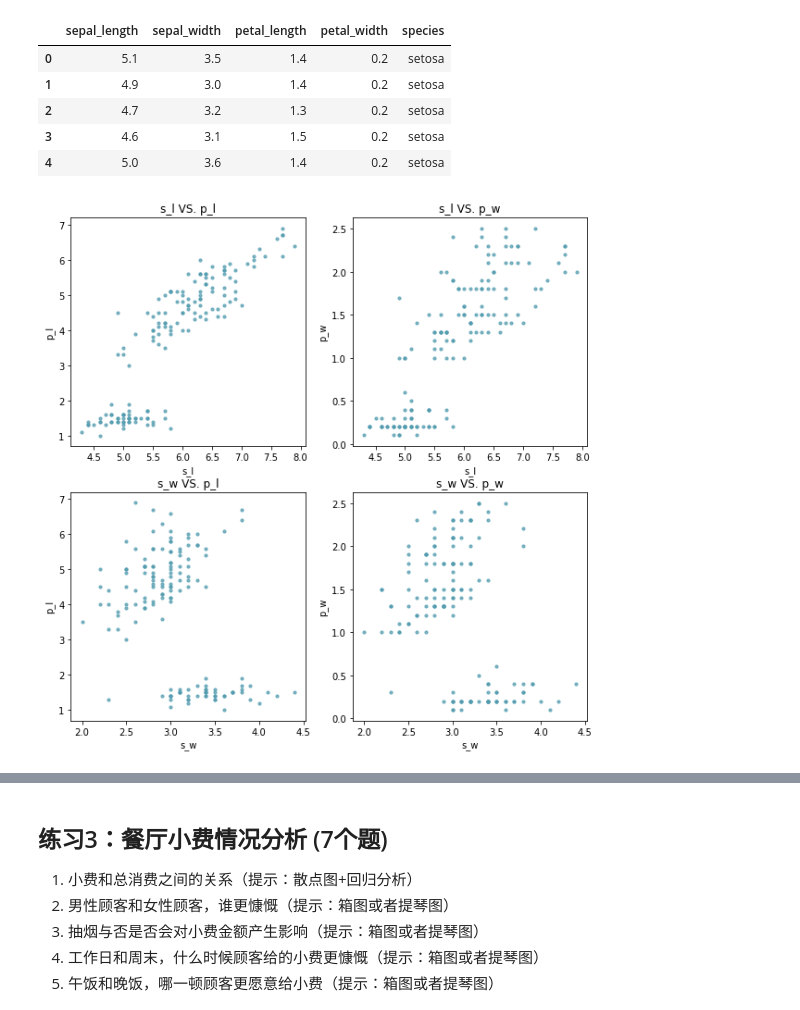
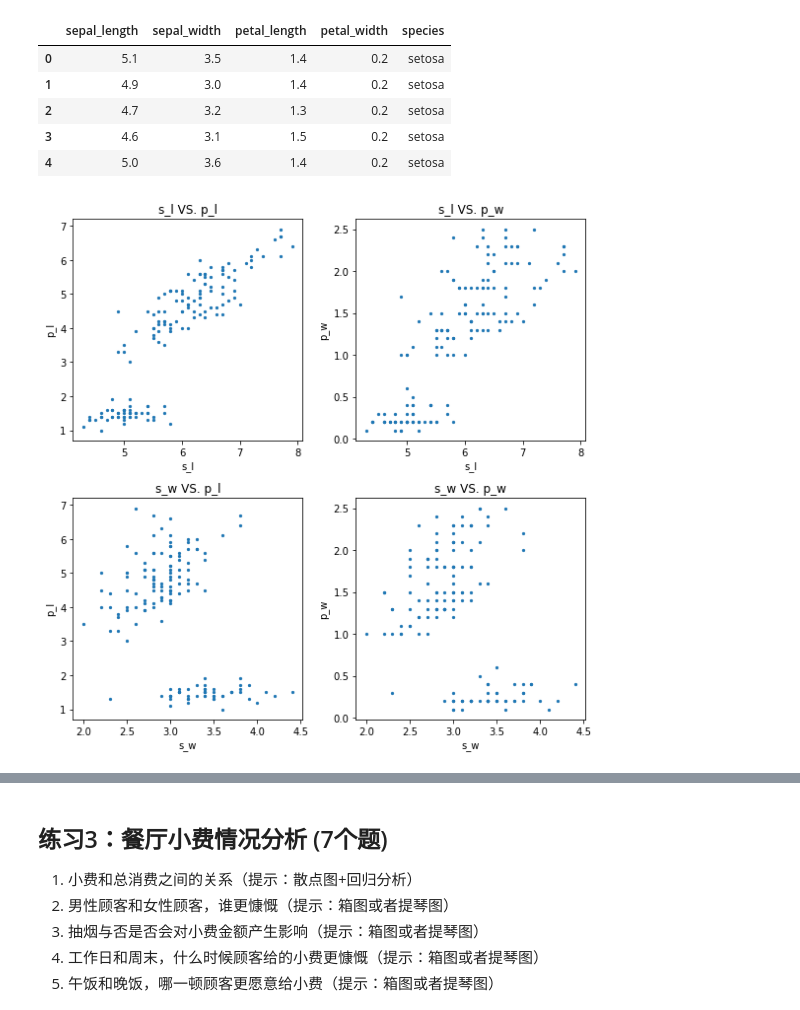
Before and after one commit to iphysresearch/GWData-Bootcamp, a Jupyter notebook: 2023/python/homework-matplotlib_seaborn.ipynb, the cells around one changed output, grey strips where cells are left out. Saved outputs shown, nothing was run; the diff lists cells and outputs as text; code cells hidden in the pictures.

```diff
--- a/2023/python/homework-matplotlib_seaborn.ipynb
+++ b/2023/python/homework-matplotlib_seaborn.ipynb
@@ -40,5 +81,31 @@ data.head()
 | 3 | 4.6 | 3.1 | 1.5 | 0.2 | setosa |
 | 4 | 5.0 | 3.6 | 1.4 | 0.2 | setosa |
 # %%
+
+fig, axs = plt.subplots(2, 2,figsize=(8,8))# 创建包含四个子图的图形
+
+axs[0,0].scatter(data['sepal_length'],data['petal_length'],s= 5)
+axs[0,0].set_xlabel('s_l')
+axs[0,0].set_ylabel('p_l')
+axs[0,0].set_title('s_l VS. p_l')
+
+axs[0,1].scatter(data['sepal_length'],data['petal_width'],s= 5)
+axs[0,1].set_xlabel('s_l')
+axs[0,1].set_ylabel('p_w')
+axs[0,1].set_title('s_l VS. p_w')
+
+axs[1,0].scatter(data['sepal_width'],data['petal_length'],s= 5)
+axs[1,0].set_xlabel('s_w')
+axs[1,0].set_ylabel('p_l')
+axs[1,0].set_title('s_w VS. p_l')
+
+axs[1,1].scatter(data['sepal_width'],data['petal_width'],s= 5)
+axs[1,1].set_xlabel('s_w')
+axs[1,1].set_ylabel('p_w')
+axs[1,1].set_title('s_w VS. p_w')
+
+plt.tight_layout()
+
+plt.show()
 # %% [output]
-[figure, old version]
+[figure, new version]
```
Also changed, not shown: parts of 13 cells of this notebook.
